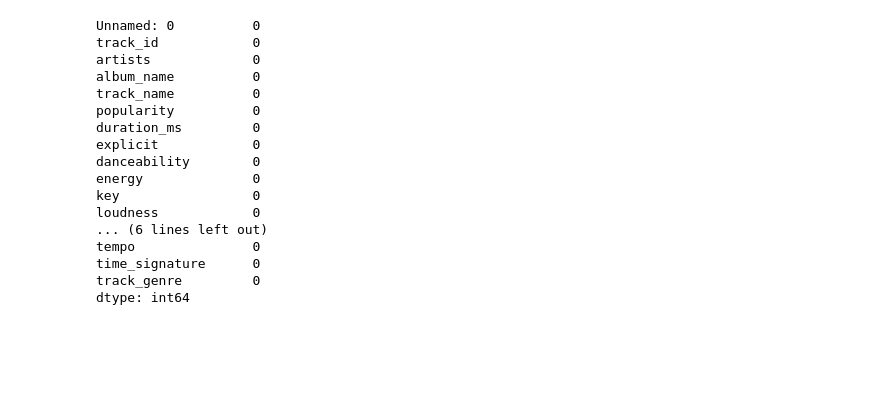
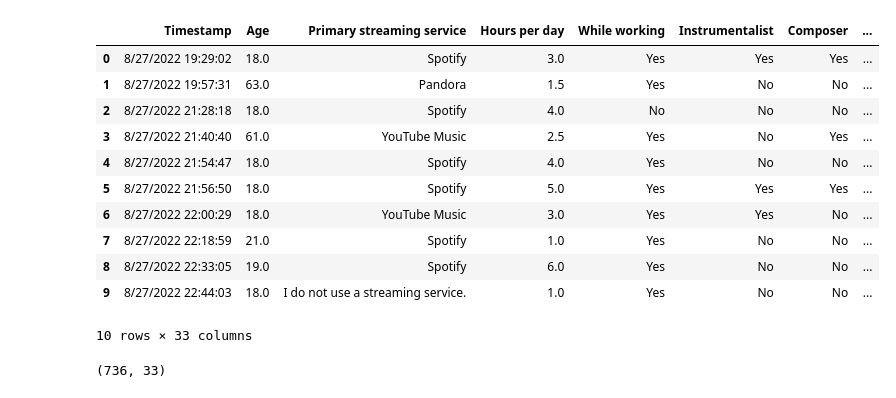
Before and after one commit to laiszig/machine_learning_sandbox, a Jupyter notebook: machine-learning/pucrs/ML-Project_1/notebook.ipynb, the cells around one changed output. Drawn from its saved outputs; the diff is of its cells as text; code cells hidden in the pictures; blank space fills up the shorter version.

```diff
--- a/machine-learning/pucrs/ML-Project_1/notebook.ipynb
+++ b/machine-learning/pucrs/ML-Project_1/notebook.ipynb
@@ -21,23 +7,20 @@ spotify.head(10)
+# %%
+df = pd.read_csv("music_mental_health_survey_results.csv")
+df.head(10)
+# %% [output]
+|  | Timestamp | Age | Primary streaming service | Hours per day | While working | Instrumentalist | Composer | ... |
+| 0 | 8/27/2022 19:29:02 | 18.0 | Spotify | 3.0 | Yes | Yes | Yes | ... |
+| 1 | 8/27/2022 19:57:31 | 63.0 | Pandora | 1.5 | Yes | No | No | ... |
+| 2 | 8/27/2022 21:28:18 | 18.0 | Spotify | 4.0 | No | No | No | ... |
+| 3 | 8/27/2022 21:40:40 | 61.0 | YouTube Music | 2.5 | Yes | No | Yes | ... |
+| 4 | 8/27/2022 21:54:47 | 18.0 | Spotify | 4.0 | Yes | No | No | ... |
+| 5 | 8/27/2022 21:56:50 | 18.0 | Spotify | 5.0 | Yes | Yes | Yes | ... |
+| 6 | 8/27/2022 22:00:29 | 18.0 | YouTube Music | 3.0 | Yes | Yes | No | ... |
+| 7 | 8/27/2022 22:18:59 | 21.0 | Spotify | 1.0 | Yes | No | No | ... |
+| 8 | 8/27/2022 22:33:05 | 19.0 | Spotify | 6.0 | Yes | No | No | ... |
+| 9 | 8/27/2022 22:44:03 | 18.0 | I do not use a streaming service. | 1.0 | Yes | No | No | ... |
+10 rows × 33 columns
 # %%
-features = spotify[['danceability', 'energy', 'tempo', 'valence', 'acousticness']]
+df.shape
+# %% [output]
+(736, 33)
-# %%
-print(spotify.isnull().sum())
-spotify = spotify.dropna()
-# %% [output]
-Unnamed: 0          0
-track_id            0
-artists             0
-album_name          0
-track_name          0
-popularity          0
-duration_ms         0
-explicit            0
-danceability        0
-energy              0
-key                 0
-loudness            0
-... (6 lines left out)
-tempo               0
-time_signature      0
-track_genre         0
-dtype: int64
```
Also changed, not shown: parts of 11 cells of this notebook, 4 other files.
